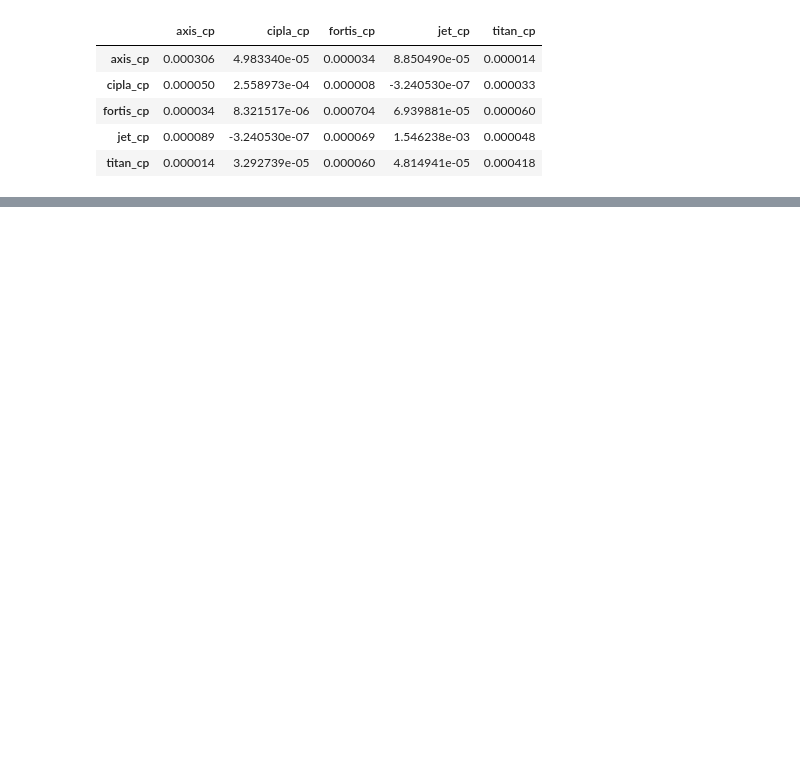
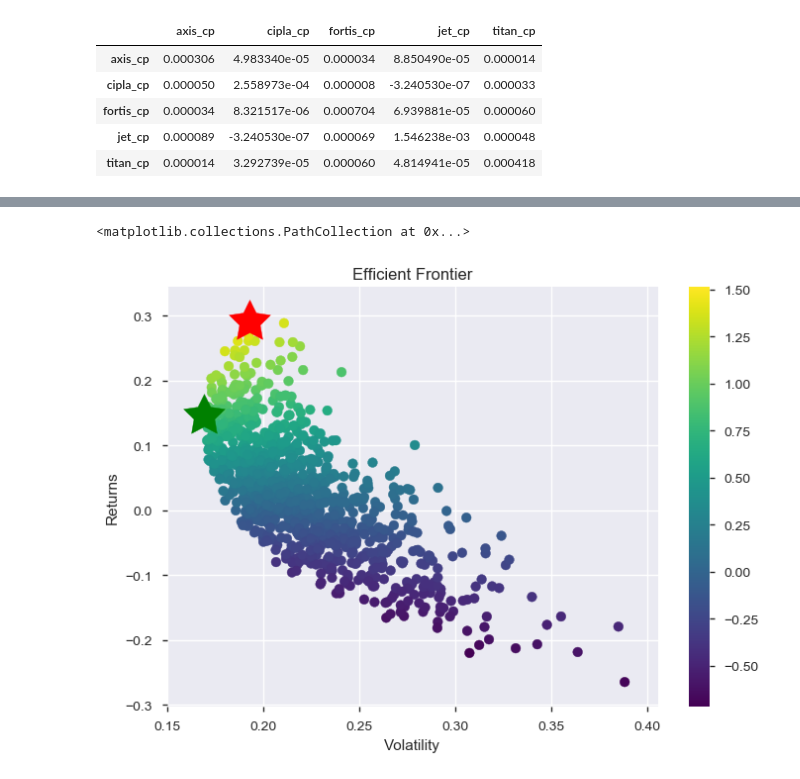
Before and after one commit to atkrish0/securitized-asset-analysis, a Jupyter notebook: 5 - Modern Portfolio Theory.ipynb, the cells around one changed output, grey strips where cells are left out. Saved outputs shown, nothing was run; the diff lists cells and outputs as text; code cells hidden in the pictures; blank space fills up the shorter version.

Commit message:
updated scatter plot

```diff
--- a/5 - Modern Portfolio Theory.ipynb
+++ b/5 - Modern Portfolio Theory.ipynb
@@ -202,0 +223,2 @@ Name: 0, dtype: float64
+# %%
+stdev = np.asarray(result_frame.stdev)
@@ -202,0 +229,15 @@ Name: 0, dtype: float64
+# %%
+ret = np.asarray(result_frame.ret)
+# %%
+sharpe = np.asarray(result_frame.sharpe)
+# %%
+plt.xlabel('Volatility')
+plt.ylabel('Returns')
+plt.title('Efficient Frontier')
+plt.scatter(stdev, ret,c =sharpe,cmap='viridis')
+plt.colorbar()
+plt.scatter(max_sharpe_port[1],max_sharpe_port[0],marker=(5,1,0),color='r',s=1000)
+plt.scatter(min_vol_port[1],min_vol_port[0],marker=(5,1,0),color='g',s=1000)
+# %% [output]
+<matplotlib.collections.PathCollection at 0x...>
+[figure, added]
```
Also changed, not shown: parts of 16 cells of this notebook.
